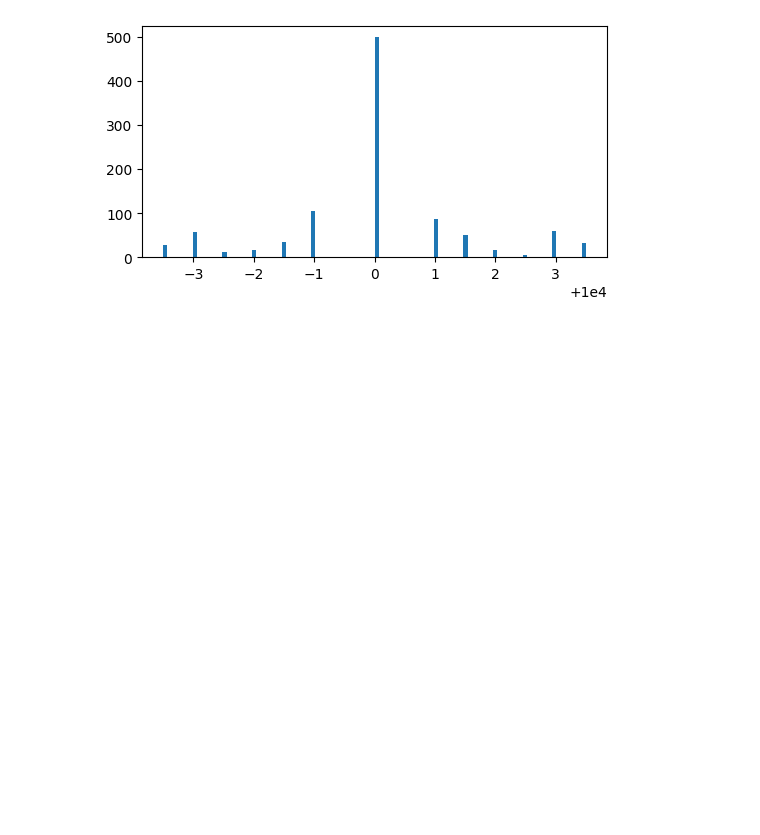
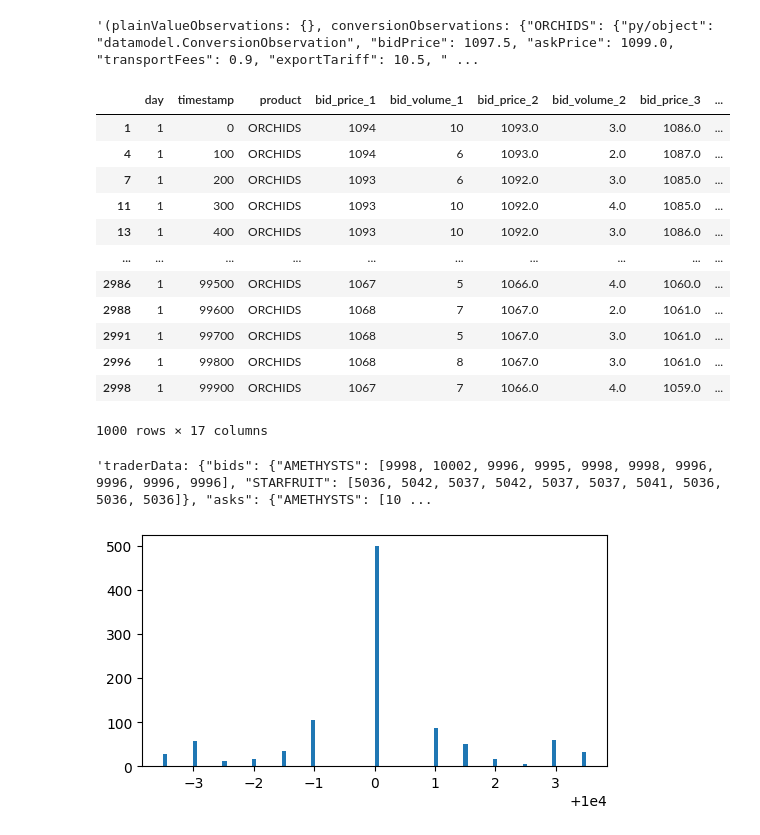
Before and after one commit to aemilani/imc-prosperity-2, a Jupyter notebook: explore_logs.ipynb, the cells around one changed output. Cells and saved outputs as stored; diff of their text form; code cells hidden in the pictures; blank space fills up the shorter version.

```diff
--- a/explore_logs.ipynb
+++ b/explore_logs.ipynb
@@ -68,4 +68,28 @@ PATH = 'logs/round_1/0.log'
 sandbox, activities, trade_history = read_log(PATH)
+# %%
+sandbox['lambdaLog'].iloc[0]
+# %% [output]
+'(plainValueObservations: {}, conversionObservations: {"ORCHIDS": {"py/object": "datamodel.ConversionObservation", "bidPrice": 1097.5, "askPrice": 1099.0, "transportFees": 0.9, "exportTariff": 10.5, " ...
+# %%
+activities[activities['product'] == 'ORCHIDS']
+# %% [output]
+|  | day | timestamp | product | bid_price_1 | bid_volume_1 | bid_price_2 | bid_volume_2 | bid_price_3 | ... |
+| 1 | 1 | 0 | ORCHIDS | 1094 | 10 | 1093.0 | 3.0 | 1086.0 | ... |
+| 4 | 1 | 100 | ORCHIDS | 1094 | 6 | 1093.0 | 2.0 | 1087.0 | ... |
+| 7 | 1 | 200 | ORCHIDS | 1093 | 6 | 1092.0 | 3.0 | 1085.0 | ... |
+| 11 | 1 | 300 | ORCHIDS | 1093 | 10 | 1092.0 | 4.0 | 1085.0 | ... |
+| 13 | 1 | 400 | ORCHIDS | 1093 | 10 | 1092.0 | 3.0 | 1086.0 | ... |
+| ... | ... | ... | ... | ... | ... | ... | ... | ... | ... |
+| 2986 | 1 | 99500 | ORCHIDS | 1067 | 5 | 1066.0 | 4.0 | 1060.0 | ... |
+| 2988 | 1 | 99600 | ORCHIDS | 1068 | 7 | 1067.0 | 2.0 | 1061.0 | ... |
+| 2991 | 1 | 99700 | ORCHIDS | 1068 | 5 | 1067.0 | 3.0 | 1061.0 | ... |
+| 2996 | 1 | 99800 | ORCHIDS | 1068 | 8 | 1067.0 | 3.0 | 1061.0 | ... |
+| 2998 | 1 | 99900 | ORCHIDS | 1067 | 7 | 1066.0 | 4.0 | 1059.0 | ... |
+1000 rows × 17 columns
+# %%
+sandbox['lambdaLog'].iloc[10]
+# %% [output]
+'traderData: {"bids": {"AMETHYSTS": [9998, 10002, 9996, 9995, 9998, 9998, 9996, 9996, 9996, 9996], "STARFRUIT": [5036, 5042, 5037, 5042, 5037, 5037, 5041, 5036, 5036, 5036]}, "asks": {"AMETHYSTS": [10 ...
 # %%
 plt.figure(figsize=(6, 3))
 plt.hist(activities[activities['product'] == 'AMETHYSTS']['mid_price'], bins=100)
```
Also changed, not shown: parts of 7 cells of this notebook, 8 other files.
